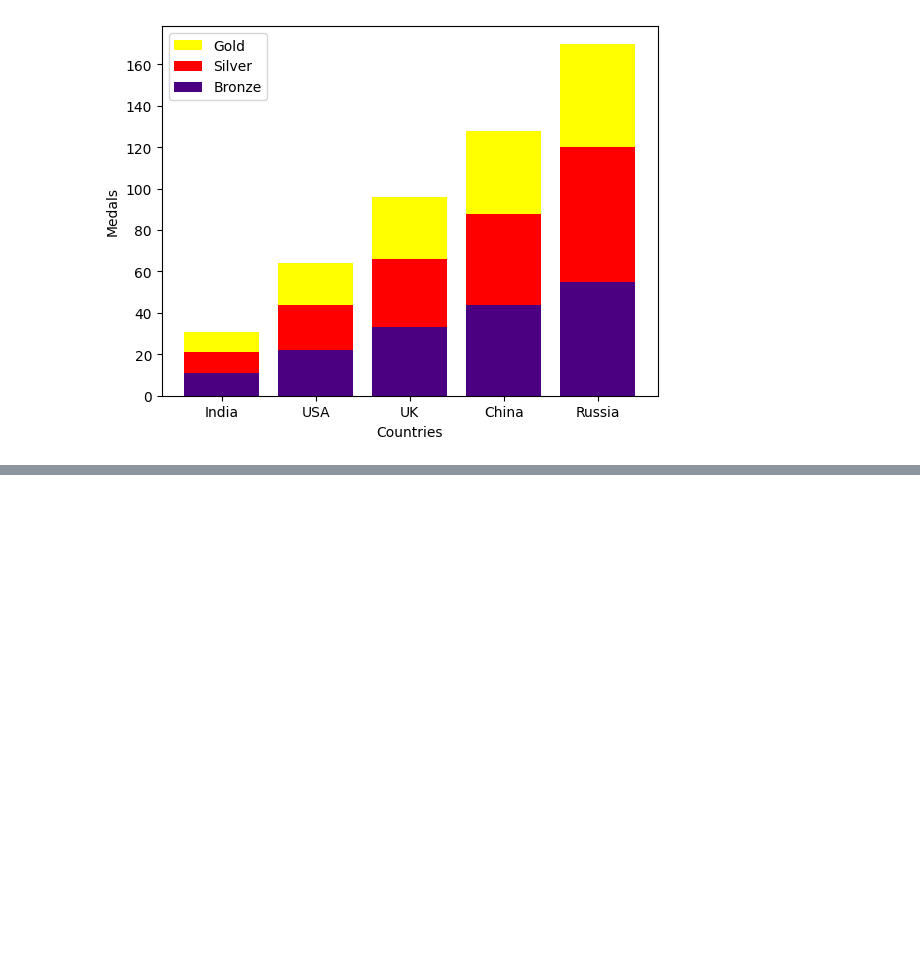
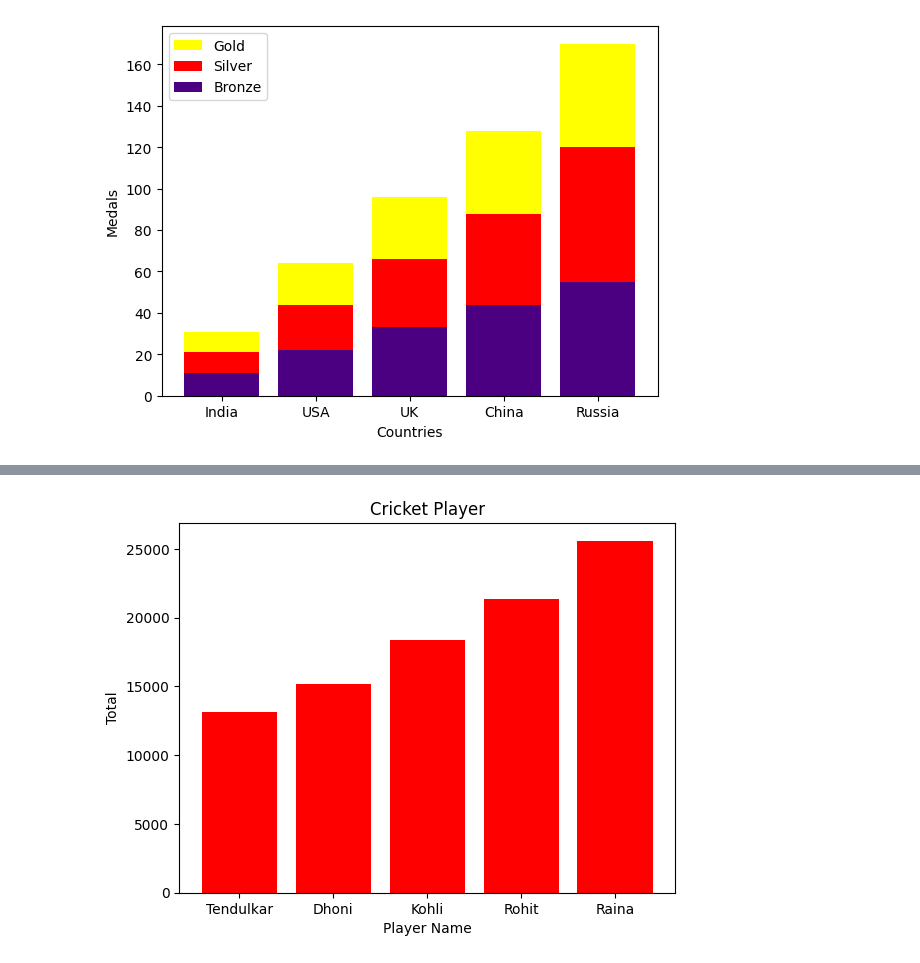
Before and after one commit to harish-44/SIC, a Jupyter notebook: 18,3,23.IPYNB, the cells around one changed output, grey strips where cells are left out. Drawn from its saved outputs; the diff is of its cells as text; code cells hidden in the pictures; blank space fills up the shorter version.

```diff
--- a/18,3,23.IPYNB
+++ b/18,3,23.IPYNB
@@ -424,0 +469,3 @@ pyplot.show()
+# %%
+s=pd.read_excel("Cricket.xlsx")
+s
@@ -424,0 +479,10 @@ pyplot.show()
+# %%
+import matplotlib.pyplot as plt
+import matplotlib.style as style
+plt.bar(s['Player Name'],s['Total'],color='red')
+plt.title("Cricket Player")
+plt.xlabel("Player Name")
+plt.ylabel("Total")
+plt.show()
+# %% [output]
+[figure, added]
```
Also changed, not shown: parts of 5 cells of this notebook, 4 other files.
